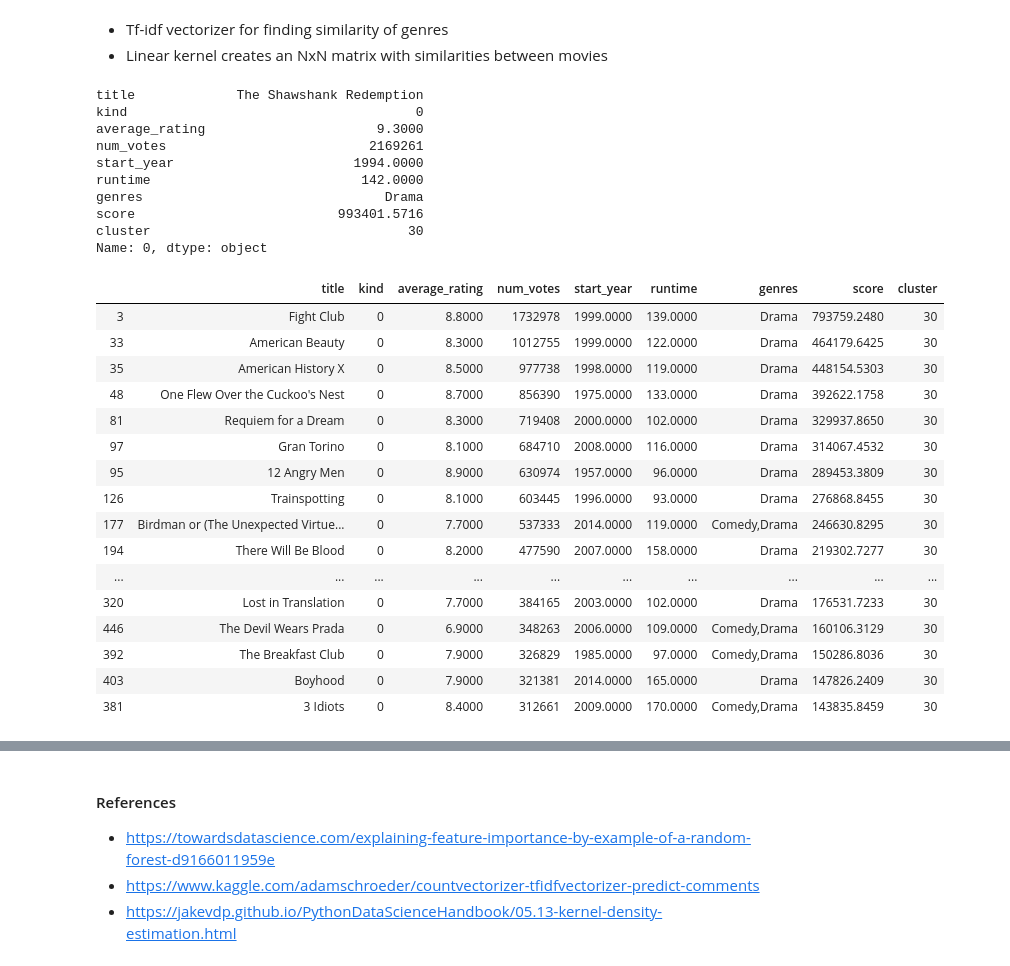
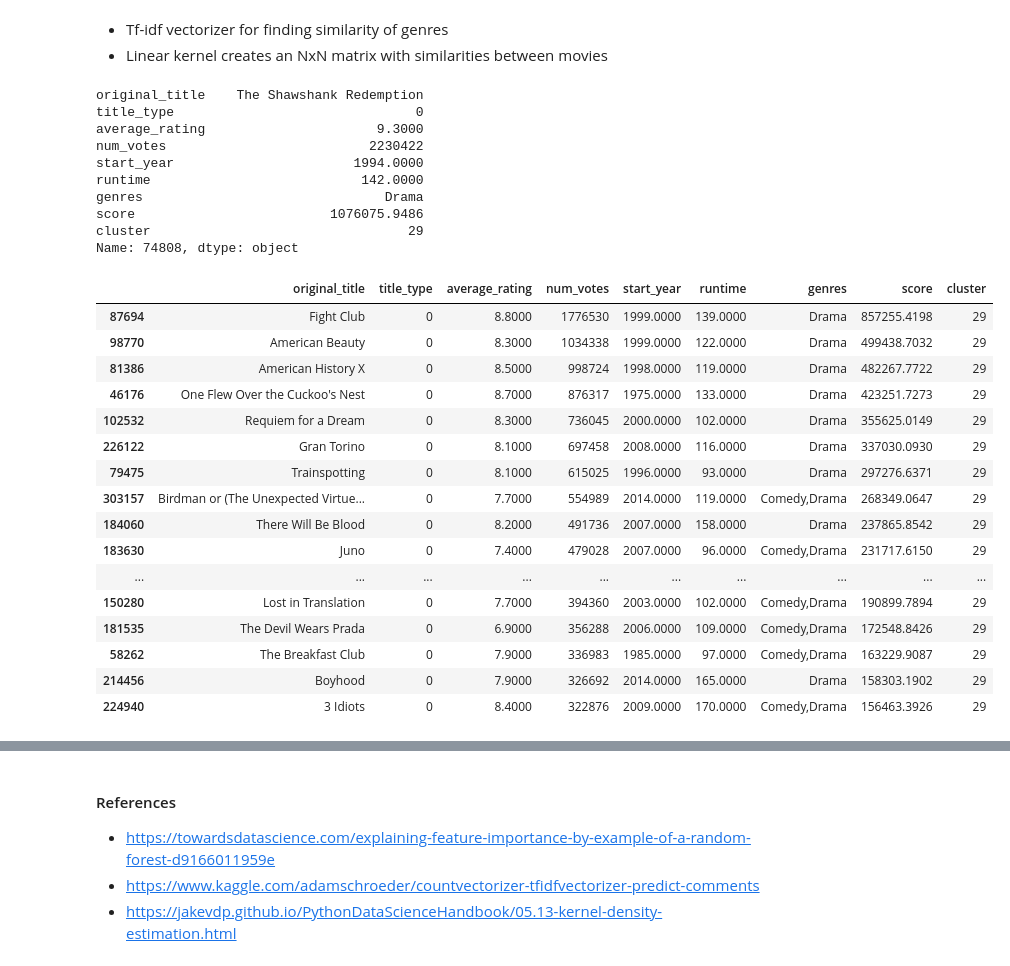
Before and after one commit to Jolinda-hub/recommovie, a Jupyter notebook: notebook/recommovie.ipynb, the cells around one changed output, grey strips where cells are left out. Cells and saved outputs as stored; diff of their text form; code cells hidden in the pictures.

```diff
--- a/notebook/recommovie.ipynb
+++ b/notebook/recommovie.ipynb
@@ -101,8 +114,8 @@ dtype: int64
 df = df.drop('end_year', axis=1)
 # %%
 cols = [
-    'title',
-    'kind',
+    'original_title',
+    'title_type',
     'average_rating',
     'num_votes',
     'start_year',
@@ -114,7 +127,7 @@ cols = [
 # %%
 le = LabelEncoder()
 dataset = df[cols].dropna().copy()
-dataset['kind'] = le.fit_transform(dataset['kind'])
+dataset['title_type'] = le.fit_transform(dataset['title_type'])
 # %%
 dataset.head()
 # %% [output]
@@ -207,8 +220,8 @@ drop_col_feat_imp(rf, X_train, y_train)
 #### Scoring
 # %%
 dataset['score'] = (
-    0.4576 * dataset['num_votes'] + 0.3271 * dataset['runtime'] +
-    0.3517 * dataset['start_year'] + 0.0493 * dataset['kind']
+    0.4821 * dataset['num_votes'] + 0.3502 * dataset['runtime'] +
+    0.3710 * dataset['start_year'] + 0.0541 * dataset['title_type']
 )
 # %%
 dataset = dataset.reset_index(drop=True)
@@ -324,39 +337,39 @@ def get_recommendations(movie_index):
 
     cond1 = (dataset.index.isin(indexes))
     cond2 = (dataset.cluster == dataset.iloc[movie_index]['cluster'])
-    cond3 = (dataset.kind == dataset.iloc[movie_index]['kind'])
+    cond3 = (dataset.title_type == dataset.iloc[movie_index]['title_type'])
 
     selected = dataset.loc[cond1 & cond2 & cond3] \
         .sort_values(by='score', ascending=False).head(20)
     display(selected)
 # %%
-get_recommendations(0)
+get_recommendations(74808)
 # %% [output]
-title             The Shawshank Redemption
-kind                                     0
+original_title    The Shawshank Redemption
+title_type                               0
 average_rating                      9.3000
-num_votes                          2169261
+num_votes                          2230422
 start_year                       1994.0000
 runtime                           142.0000
 genres                               Drama
-score                          993401.5716
-cluster                                 30
-Name: 0, dtype: object
+score                         1076075.9486
+cluster                                 29
+Name: 74808, dtype: object
-|  | title | kind | average_rating | num_votes | start_year | runtime | genres | score | cluster |
-| 3 | Fight Club | 0 | 8.8000 | 1732978 | 1999.0000 | 139.0000 | Drama | 793759.2480 | 30 |
-| 33 | American Beauty | 0 | 8.3000 | 1012755 | 1999.0000 | 122.0000 | Drama | 464179.6425 | 30 |
-| 35 | American History X | 0 | 8.5000 | 977738 | 1998.0000 | 119.0000 | Drama | 448154.5303 | 30 |
-| 48 | One Flew Over the Cuckoo's Nest | 0 | 8.7000 | 856390 | 1975.0000 | 133.0000 | Drama | 392622.1758 | 30 |
-| 81 | Requiem for a Dream | 0 | 8.3000 | 719408 | 2000.0000 | 102.0000 | Drama | 329937.8650 | 30 |
-| 97 | Gran Torino | 0 | 8.1000 | 684710 | 2008.0000 | 116.0000 | Drama | 314067.4532 | 30 |
-| 95 | 12 Angry Men | 0 | 8.9000 | 630974 | 1957.0000 | 96.0000 | Drama | 289453.3809 | 30 |
-| 126 | Trainspotting | 0 | 8.1000 | 603445 | 1996.0000 | 93.0000 | Drama | 276868.8455 | 30 |
-| 177 | Birdman or (The Unexpected Virtue... | 0 | 7.7000 | 537333 | 2014.0000 | 119.0000 | Comedy,Drama | 246630.8295 | 30 |
-| 194 | There Will Be Blood | 0 | 8.2000 | 477590 | 2007.0000 | 158.0000 | Drama | 219302.7277 | 30 |
+|  | original_title | title_type | average_rating | num_votes | start_year | runtime | genres | score | cluster |
+| 87694 | Fight Club | 0 | 8.8000 | 1776530 | 1999.0000 | 139.0000 | Drama | 857255.4198 | 29 |
+| 98770 | American Beauty | 0 | 8.3000 | 1034338 | 1999.0000 | 122.0000 | Drama | 499438.7032 | 29 |
+| 81386 | American History X | 0 | 8.5000 | 998724 | 1998.0000 | 119.0000 | Drama | 482267.7722 | 29 |
+| 46176 | One Flew Over the Cuckoo's Nest | 0 | 8.7000 | 876317 | 1975.0000 | 133.0000 | Drama | 423251.7273 | 29 |
+| 102532 | Requiem for a Dream | 0 | 8.3000 | 736045 | 2000.0000 | 102.0000 | Drama | 355625.0149 | 29 |
+| 226122 | Gran Torino | 0 | 8.1000 | 697458 | 2008.0000 | 116.0000 | Drama | 337030.0930 | 29 |
+| 79475 | Trainspotting | 0 | 8.1000 | 615025 | 1996.0000 | 93.0000 | Drama | 297276.6371 | 29 |
+| 303157 | Birdman or (The Unexpected Virtue... | 0 | 7.7000 | 554989 | 2014.0000 | 119.0000 | Comedy,Drama | 268349.0647 | 29 |
+| 184060 | There Will Be Blood | 0 | 8.2000 | 491736 | 2007.0000 | 158.0000 | Drama | 237865.8542 | 29 |
+| 183630 | Juno | 0 | 7.4000 | 479028 | 2007.0000 | 96.0000 | Comedy,Drama | 231717.6150 | 29 |
 | ... | ... | ... | ... | ... | ... | ... | ... | ... | ... |
-| 320 | Lost in Translation | 0 | 7.7000 | 384165 | 2003.0000 | 102.0000 | Drama | 176531.7233 | 30 |
-| 446 | The Devil Wears Prada | 0 | 6.9000 | 348263 | 2006.0000 | 109.0000 | Comedy,Drama | 160106.3129 | 30 |
-| 392 | The Breakfast Club | 0 | 7.9000 | 326829 | 1985.0000 | 97.0000 | Comedy,Drama | 150286.8036 | 30 |
-| 403 | Boyhood | 0 | 7.9000 | 321381 | 2014.0000 | 165.0000 | Drama | 147826.2409 | 30 |
-| 381 | 3 Idiots | 0 | 8.4000 | 312661 | 2009.0000 | 170.0000 | Comedy,Drama | 143835.8459 | 30 |
+| 150280 | Lost in Translation | 0 | 7.7000 | 394360 | 2003.0000 | 102.0000 | Comedy,Drama | 190899.7894 | 29 |
+| 181535 | The Devil Wears Prada | 0 | 6.9000 | 356288 | 2006.0000 | 109.0000 | Comedy,Drama | 172548.8426 | 29 |
+| 58262 | The Breakfast Club | 0 | 7.9000 | 336983 | 1985.0000 | 97.0000 | Comedy,Drama | 163229.9087 | 29 |
+| 214456 | Boyhood | 0 | 7.9000 | 326692 | 2014.0000 | 165.0000 | Drama | 158303.1902 | 29 |
+| 224940 | 3 Idiots | 0 | 8.4000 | 322876 | 2009.0000 | 170.0000 | Comedy,Drama | 156463.3926 | 29 |
 # %%
```
Also changed, not shown: parts of 19 cells of this notebook, 1 other file.
